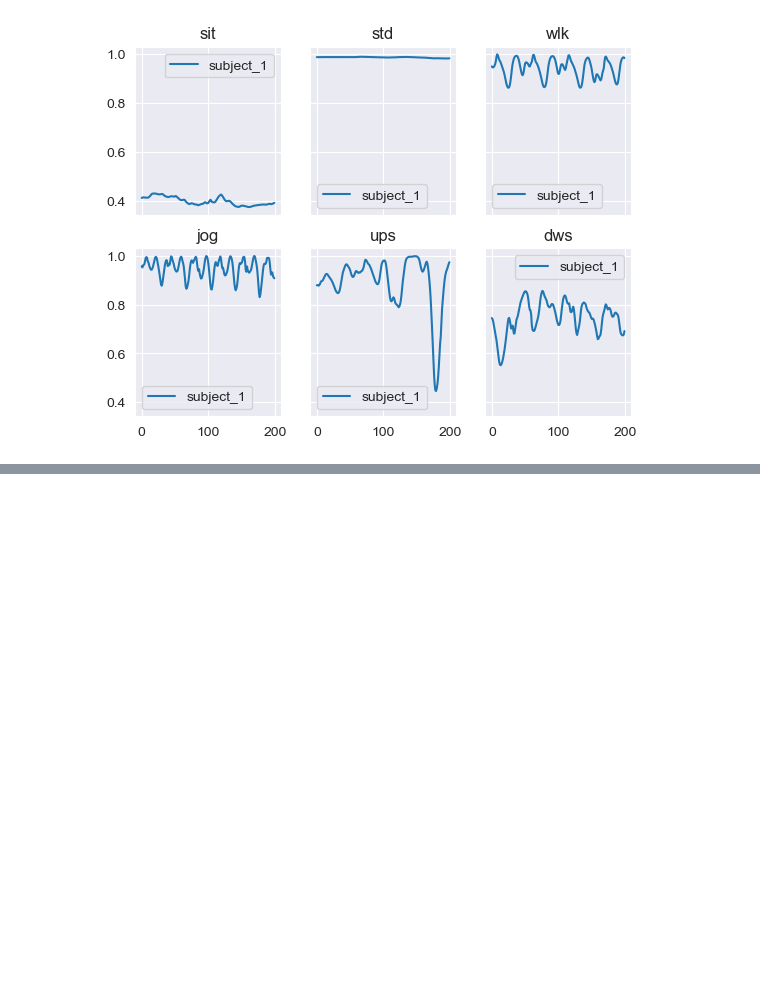
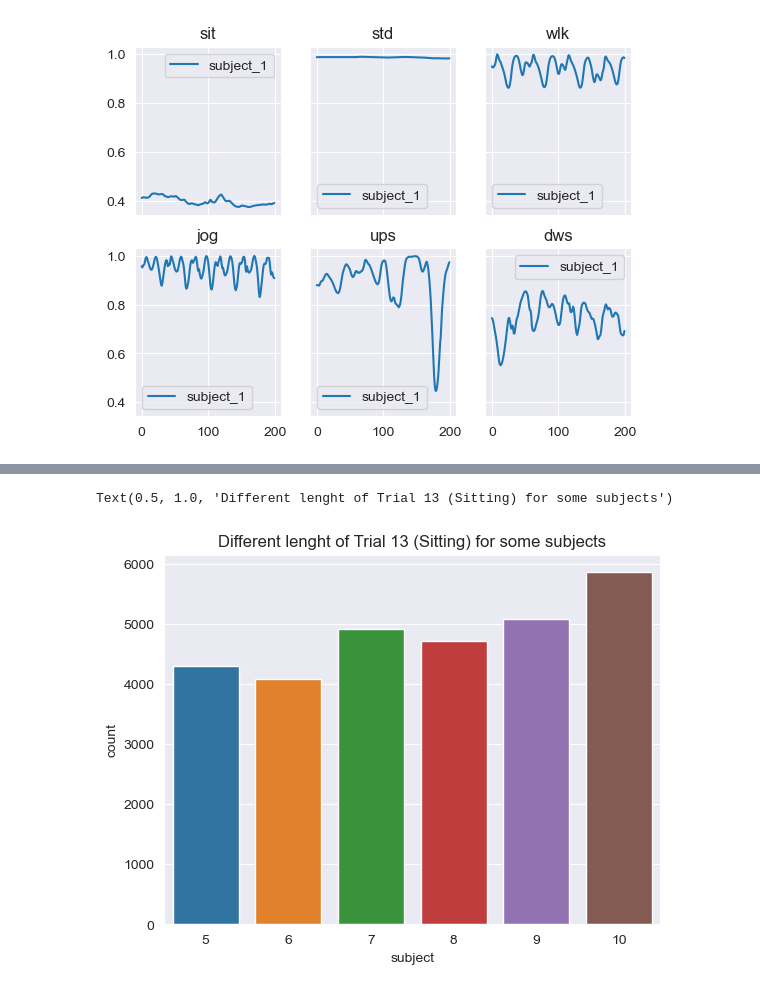
Before and after one commit to Sgazzirro/DataMiningFinale, a Jupyter notebook: LavorettiFinali/preliminary_data_exploration.ipynb, the cells around one changed output, grey strips where cells are left out. Cells and saved outputs as stored; diff of their text form; code cells hidden in the pictures; blank space fills up the shorter version.

```diff
--- a/LavorettiFinali/preliminary_data_exploration.ipynb
+++ b/LavorettiFinali/preliminary_data_exploration.ipynb
@@ -33,0 +70,7 @@ have_a_look_at(raw_dataset, ["dws"], ["gravity.y"], ax[1][2], actors=[1])
+# %%
+# Trials seem to have different duration
+sns.countplot(x="subject", data=sitting_subjects)
+plt.title("Different lenght of Trial 13 (Sitting) for some subjects")
+# %% [output]
+Text(0.5, 1.0, 'Different lenght of Trial 13 (Sitting) for some subjects')
+[figure, added]
```
Also changed, not shown: parts of 9 cells of this notebook.
